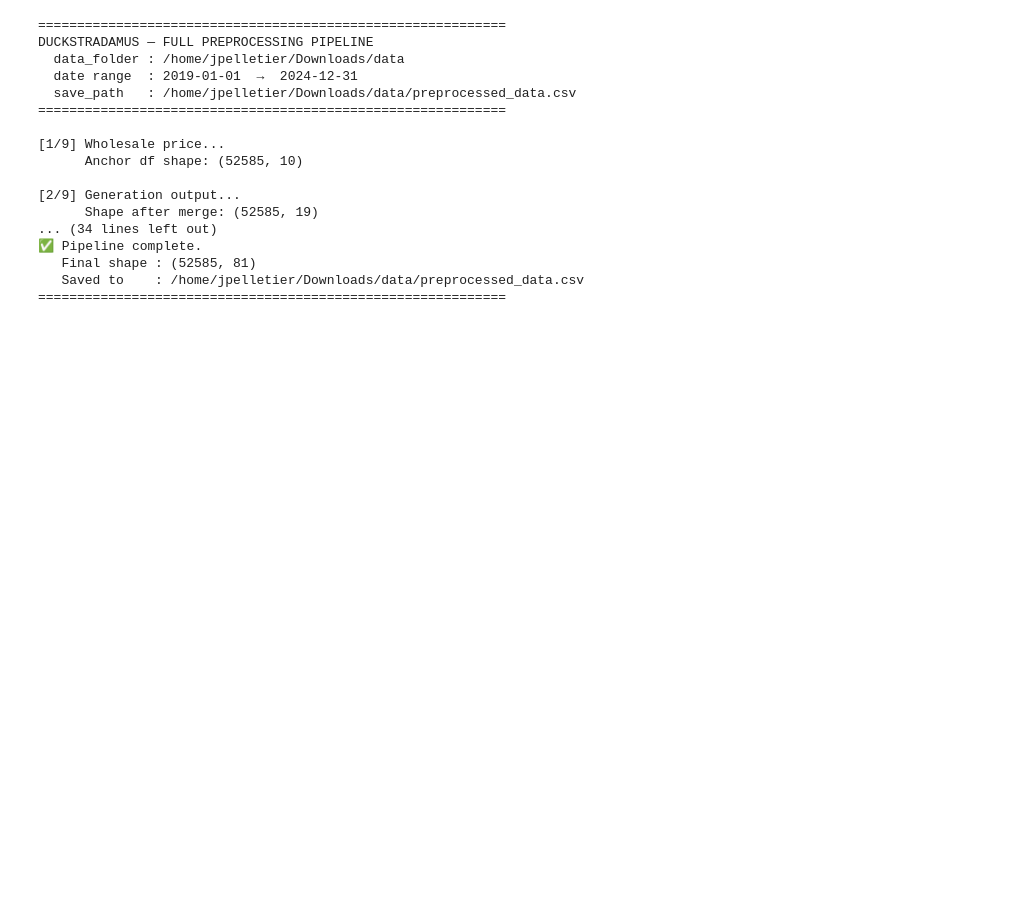
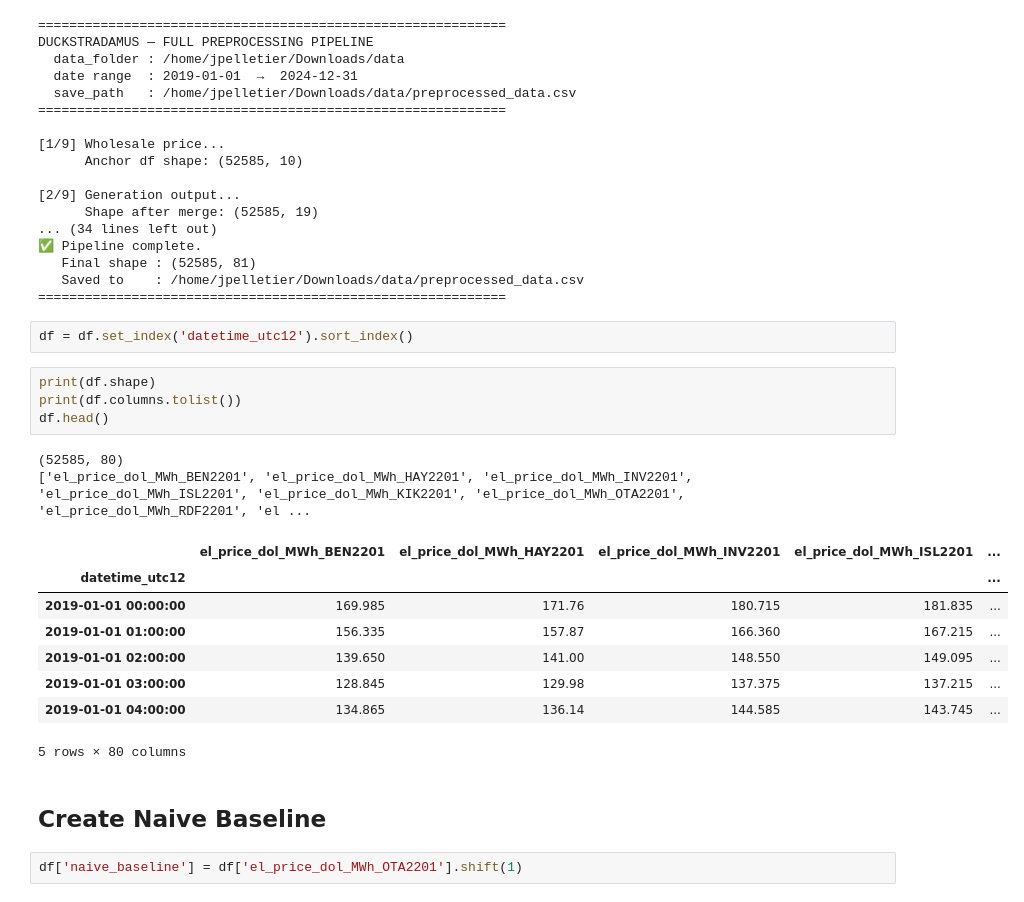
Before and after one commit to DaveGiGi/Duckstradamus, a Jupyter notebook: Model_LSTM/LSTM_1.ipynb, the cells around one changed output. Drawn from its saved outputs; the diff is of its cells as text; blank space fills up the shorter version.

```diff
--- a/Model_LSTM/LSTM_1.ipynb
+++ b/Model_LSTM/LSTM_1.ipynb
@@ -32,3 +55,24 @@ DUCKSTRADAMUS — FULL PREPROCESSING PIPELINE
    Final shape : (52585, 81)
    Saved to    : /home/jpelletier/Downloads/data/preprocessed_data.csv
 ============================================================
+# %%
+df = df.set_index('datetime_utc12').sort_index()
+# %%
+print(df.shape)
+print(df.columns.tolist())
+df.head()
+# %% [output]
+(52585, 80)
+['el_price_dol_MWh_BEN2201', 'el_price_dol_MWh_HAY2201', 'el_price_dol_MWh_INV2201', 'el_price_dol_MWh_ISL2201', 'el_price_dol_MWh_KIK2201', 'el_price_dol_MWh_OTA2201', 'el_price_dol_MWh_RDF2201', 'el ...
+|  | el_price_dol_MWh_BEN2201 | el_price_dol_MWh_HAY2201 | el_price_dol_MWh_INV2201 | el_price_dol_MWh_ISL2201 | ... |
+| datetime_utc12 |  |  |  |  | ... |
+| 2019-01-01 00:00:00 | 169.985 | 171.76 | 180.715 | 181.835 | ... |
+| 2019-01-01 01:00:00 | 156.335 | 157.87 | 166.360 | 167.215 | ... |
+| 2019-01-01 02:00:00 | 139.650 | 141.00 | 148.550 | 149.095 | ... |
+| 2019-01-01 03:00:00 | 128.845 | 129.98 | 137.375 | 137.215 | ... |
+| 2019-01-01 04:00:00 | 134.865 | 136.14 | 144.585 | 143.745 | ... |
+5 rows × 80 columns
+# %% [markdown]
+## Create Naive Baseline
+# %%
+df['naive_baseline'] = df['el_price_dol_MWh_OTA2201'].shift(1)
```
Also changed, not shown: parts of 33 cells of this notebook, 1 other file.
